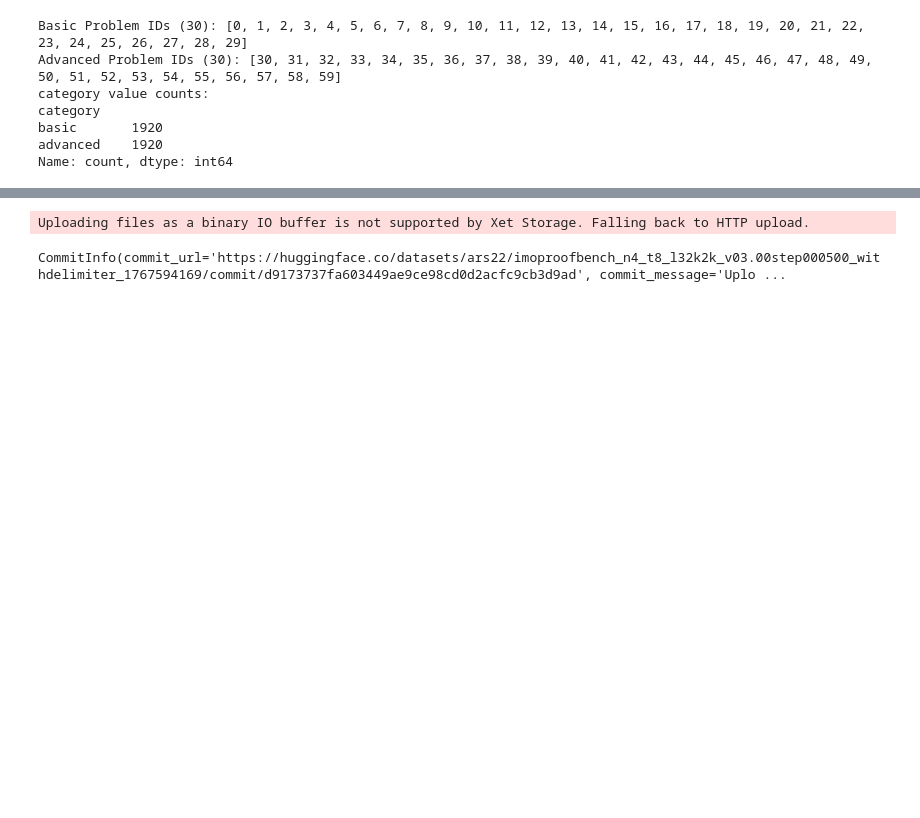
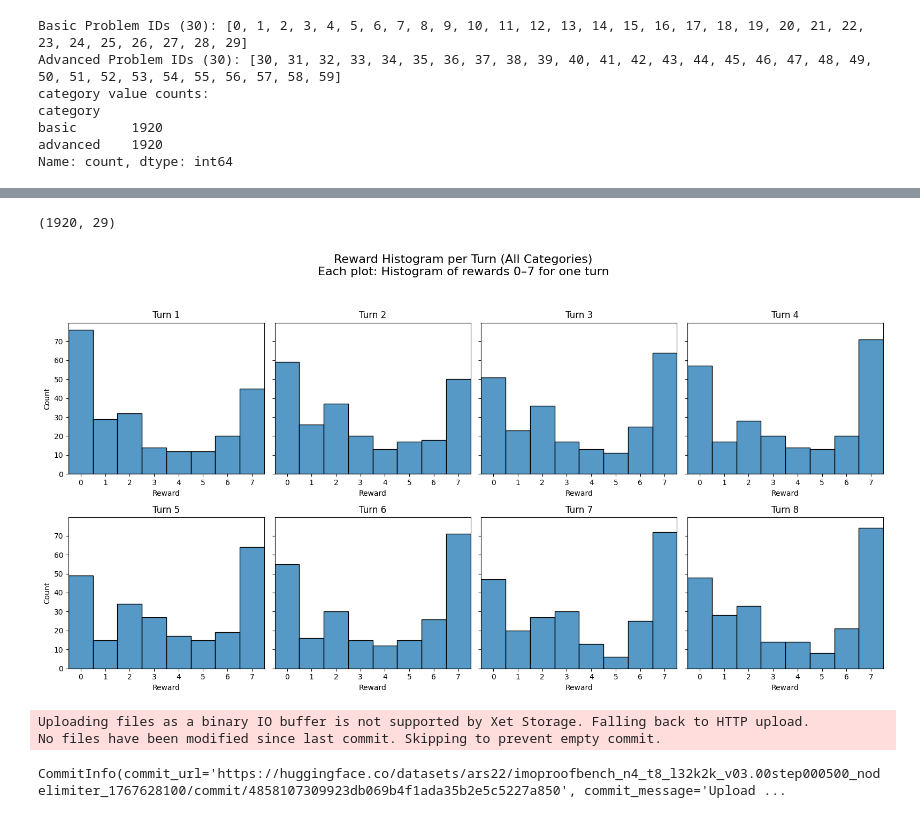
Before and after one commit to ars22/pipeline-rl, a Jupyter notebook: analysis/analyze_rc_stream.ipynb, the cells around one changed output, grey strips where cells are left out. Saved outputs shown, nothing was run; the diff lists cells and outputs as text; code cells hidden in the pictures; blank space fills up the shorter version.

```diff
--- a/analysis/analyze_rc_stream.ipynb
+++ b/analysis/analyze_rc_stream.ipynb
@@ -136,3 +166,53 @@ Name: reward, dtype: float64
+# %%
+import seaborn as sns
+import matplotlib.pyplot as plt
+import numpy as np
+
+# Only do histogram for turn_type == "reasoning"
+reward_dist_df = df[df["turn_type"] == "reasoning"].copy()
+
+print(reward_dist_df.shape)
+
+# Ensure 'turn' column exists (should be set like in previous cell)
+if "turn" not in reward_dist_df.columns:
+    reward_dist_df["turn"] = reward_dist_df["cycle_step"] // 2 + 1
+
+# Number of turns to plot
+n_turns = 8
+reward_bins = np.arange(-0.5, 8.5, 1)
+
+# Plot a histogram per turn, 8 values per histogram (0 to 7), all categories aggregated
+fig, axes = plt.subplots(2, 4, figsize=(16, 8), sharey=True)
+axes = axes.flatten()
+
+for turn_num in range(1, n_turns + 1):
+    turn_df = reward_dist_df[reward_dist_df["turn"] == turn_num]
+    ax = axes[turn_num - 1]
+    sns.histplot(
+        turn_df,
+        x="reward",
+        bins=reward_bins,
+        discrete=True,
+        stat="count",
+        color="tab:blue",
+        ax=ax,
+        kde=False
+    )
+    ax.set_title(f"Turn {turn_num}")
+    ax.set_xlim(-0.5, 7.5)
+    ax.set_xticks(range(0, 8))
+    if turn_num % 4 == 1:
+        ax.set_ylabel("Count")
+    else:
+        ax.set_ylabel("")
+    ax.set_xlabel("Reward")
+
+plt.suptitle("Reward Histogram per Turn (All Categories)\nEach plot: Histogram of rewards 0–7 for one turn", fontsize=16, y=1.04)
+plt.tight_layout()
+plt.show()
+# %% [output]
+(1920, 29)
+[figure, added]
 # %%
 from datasets import Dataset
 from huggingface_hub import login
@@ -140,7 +220,7 @@ from huggingface_hub import login
 # Specify your HF token (do NOT hardcode this in code, use env variable or input for security)
 import os
 
-hf_token = "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"  # You must set this environment variable before running!
+hf_token = "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"  # You must set this environment variable before running!
 if not hf_token:
     raise RuntimeError("Please set the HF_TOKEN environment variable to your 🤗 Hub API token.")
 
@@ -154,7 +234,9 @@ hf_dataset = Dataset.from_pandas(upload_df)
 
 # Push to Hugging Face Hub - set your namespace/dataset name
 # Example: "username/rc-stream-analysis"
-hf_dataset.push_to_hub("ars22/imoproofbench_n4_t8_l32k2k_v03.00step000500_withdelimiter_1767594169")
+
+hf_dataset.push_to_hub("ars22/imoproofbench_n4_t8_l32k2k_v03.00step000500_nodelimiter_1767628100")
 # %% [output]
 Uploading files as a binary IO buffer is not supported by Xet Storage. Falling back to HTTP upload.
+No files have been modified since last commit. Skipping to prevent empty commit.
-CommitInfo(commit_url='https://huggingface.co/datasets/ars22/imoproofbench_n4_t8_l32k2k_v03.00step000500_withdelimiter_1767594169/commit/d9173737fa603449ae9ce98cd0d2acfc9cb3d9ad', commit_message='Uplo ...
+CommitInfo(commit_url='https://huggingface.co/datasets/ars22/imoproofbench_n4_t8_l32k2k_v03.00step000500_nodelimiter_1767628100/commit/4858107309923db069b4f1ada35b2e5c5227a850', commit_message='Upload ...
```
Also changed, not shown: parts of 13 cells of this notebook, 3 other files.
